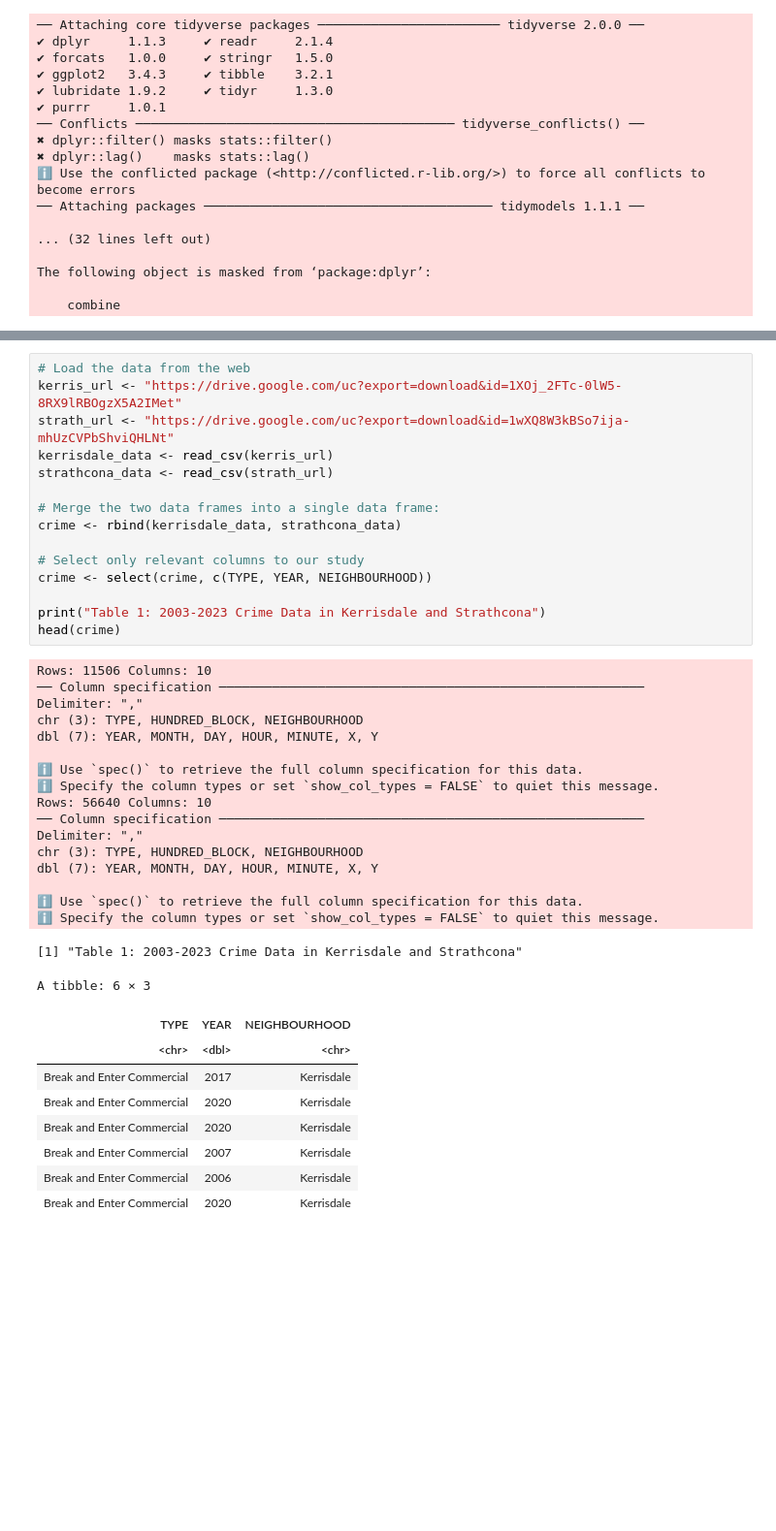
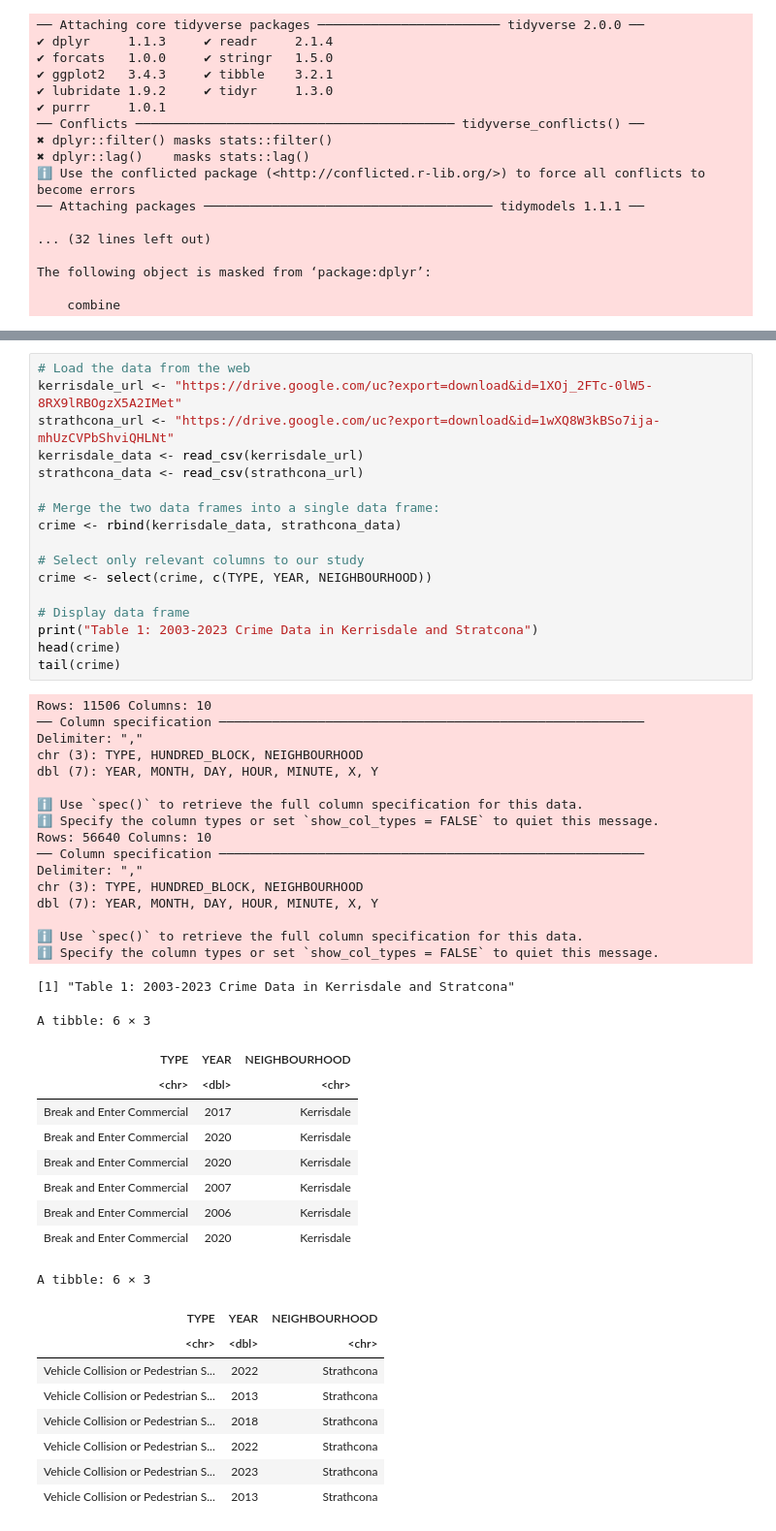
Before and after one commit to emilywang0/stat201-project-group13, a Jupyter notebook: Proposal.ipynb, the cells around one changed output, grey strips where cells are left out. Shown at 97% size. Saved outputs shown, nothing was run; the diff lists cells and outputs as text; blank space fills up the shorter version.

```diff
--- a/Proposal.ipynb
+++ b/Proposal.ipynb
@@ -45,9 +57,9 @@ The first step is to read in our data set from the web using the 'read_csv' func
 # %%
 # Load the data from the web
-kerris_url <- "https://drive.google.com/uc?export=download&id=1XOj_2FTc-0lW5-8RX9lRBOgzX5A2IMet"
-strath_url <- "https://drive.google.com/uc?export=download&id=1wXQ8W3kBSo7ija-mhUzCVPbShviQHLNt"
-kerrisdale_data <- read_csv(kerris_url)
-strathcona_data <- read_csv(strath_url)
+kerrisdale_url <- "https://drive.google.com/uc?export=download&id=1XOj_2FTc-0lW5-8RX9lRBOgzX5A2IMet"
+strathcona_url <- "https://drive.google.com/uc?export=download&id=1wXQ8W3kBSo7ija-mhUzCVPbShviQHLNt"
+kerrisdale_data <- read_csv(kerrisdale_url)
+strathcona_data <- read_csv(strathcona_url)
 
 # Merge the two data frames into a single data frame:
 crime <- rbind(kerrisdale_data, strathcona_data)
@@ -55,33 +67,44 @@ crime <- rbind(kerrisdale_data, strathcona_data)
 # Select only relevant columns to our study
 crime <- select(crime, c(TYPE, YEAR, NEIGHBOURHOOD))
 
-print("Table 1: 2003-2023 Crime Data in Kerrisdale and Strathcona")
+# Display data frame
+print("Table 1: 2003-2023 Crime Data in Kerrisdale and Stratcona")
 head(crime)
+tail(crime)
 # %% [output]
 Rows: 11506 Columns: 10
 ── Column specification ────────────────────────────────────────────────────────
 Delimiter: ","
 chr (3): TYPE, HUNDRED_BLOCK, NEIGHBOURHOOD
 dbl (7): YEAR, MONTH, DAY, HOUR, MINUTE, X, Y
 
 ℹ Use `spec()` to retrieve the full column specification for this data.
 ℹ Specify the column types or set `show_col_types = FALSE` to quiet this message.
 Rows: 56640 Columns: 10
 ── Column specification ────────────────────────────────────────────────────────
 Delimiter: ","
 chr (3): TYPE, HUNDRED_BLOCK, NEIGHBOURHOOD
 dbl (7): YEAR, MONTH, DAY, HOUR, MINUTE, X, Y
 
 ℹ Use `spec()` to retrieve the full column specification for this data.
 ℹ Specify the column types or set `show_col_types = FALSE` to quiet this message.
-[1] "Table 1: 2003-2023 Crime Data in Kerrisdale and Strathcona"
+[1] "Table 1: 2003-2023 Crime Data in Kerrisdale and Stratcona"
 A tibble: 6 × 3
 | TYPE | YEAR | NEIGHBOURHOOD |
 | <chr> | <dbl> | <chr> |
 | Break and Enter Commercial | 2017 | Kerrisdale |
 | Break and Enter Commercial | 2020 | Kerrisdale |
 | Break and Enter Commercial | 2020 | Kerrisdale |
 | Break and Enter Commercial | 2007 | Kerrisdale |
 | Break and Enter Commercial | 2006 | Kerrisdale |
 | Break and Enter Commercial | 2020 | Kerrisdale |
+A tibble: 6 × 3
+| TYPE | YEAR | NEIGHBOURHOOD |
+| <chr> | <dbl> | <chr> |
+| Vehicle Collision or Pedestrian S... | 2022 | Strathcona |
+| Vehicle Collision or Pedestrian S... | 2013 | Strathcona |
+| Vehicle Collision or Pedestrian S... | 2018 | Strathcona |
+| Vehicle Collision or Pedestrian S... | 2022 | Strathcona |
+| Vehicle Collision or Pedestrian S... | 2023 | Strathcona |
+| Vehicle Collision or Pedestrian S... | 2013 | Strathcona |
 # %% [markdown]
```
Also changed, not shown: parts of 19 cells of this notebook.
